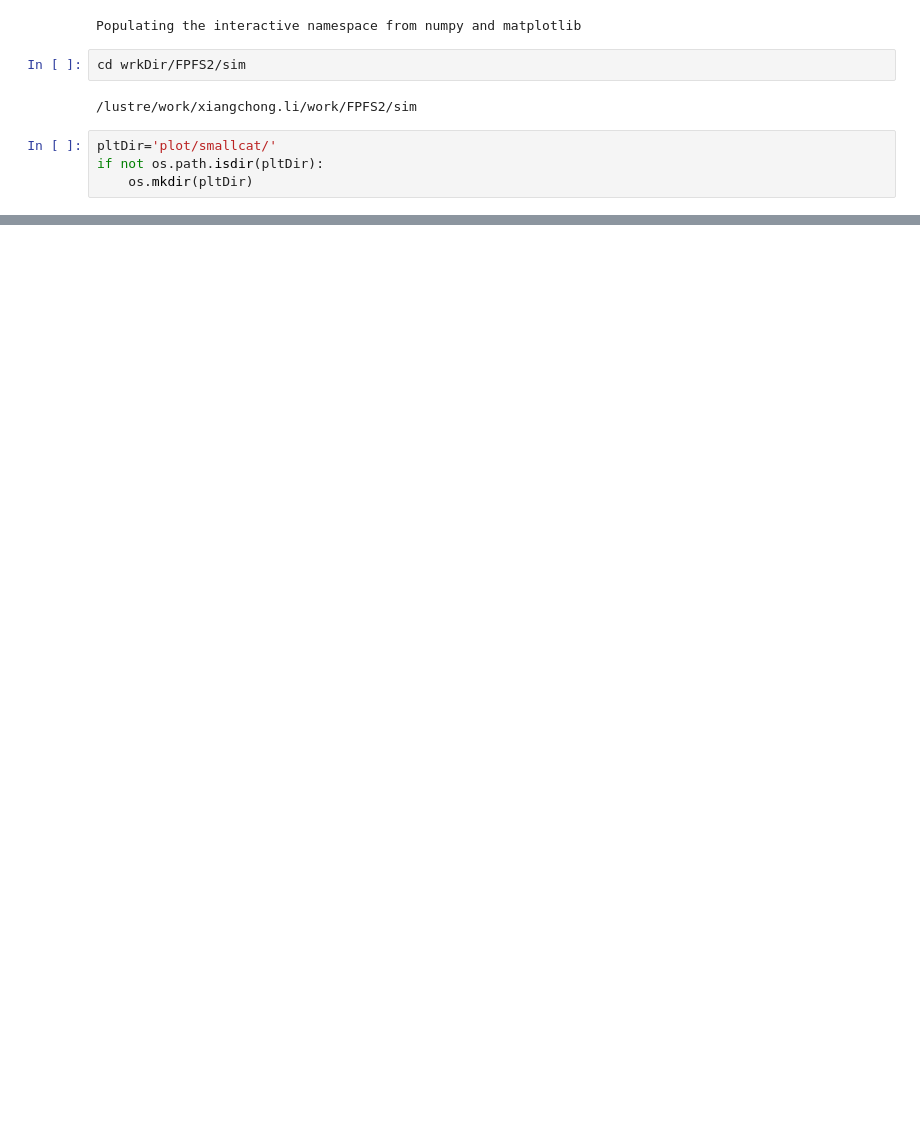
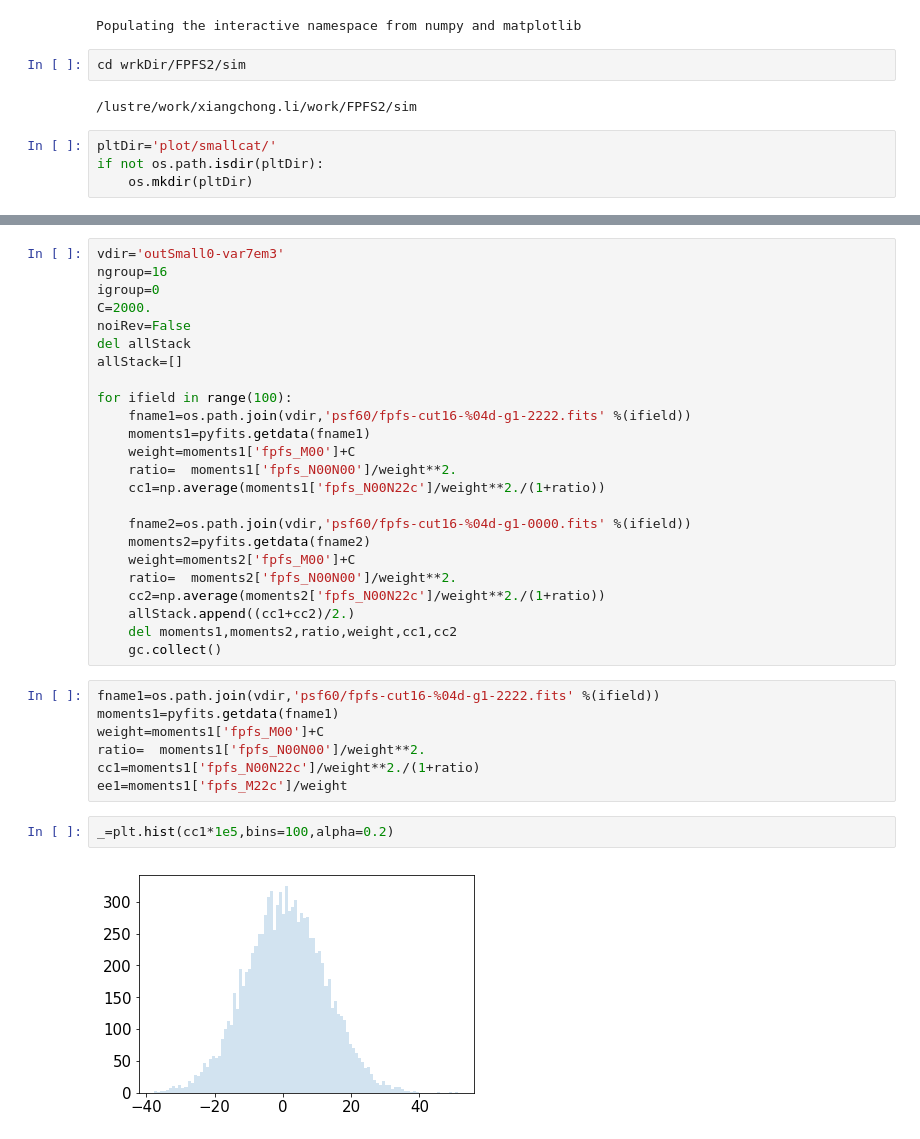
Before and after one commit to mr-superonion/FPFS, a Jupyter notebook: notebook/paper-FPFS2021/1_3-noiseBias_smallGals.ipynb, the cells around one changed output, grey strips where cells are left out. Saved outputs shown, nothing was run; the diff lists cells and outputs as text; blank space fills up the shorter version.

```diff
--- a/notebook/paper-FPFS2021/1_3-noiseBias_smallGals.ipynb
+++ b/notebook/paper-FPFS2021/1_3-noiseBias_smallGals.ipynb
@@ -430,0 +99,35 @@ len(src2)
+# %%
+vdir='outSmall0-var7em3'
+ngroup=16
+igroup=0
+C=2000.
+noiRev=False
+del allStack
+allStack=[]
+
+for ifield in range(100):
+    fname1=os.path.join(vdir,'psf60/fpfs-cut16-%04d-g1-2222.fits' %(ifield))
+    moments1=pyfits.getdata(fname1)
+    weight=moments1['fpfs_M00']+C
+    ratio=  moments1['fpfs_N00N00']/weight**2.
+    cc1=np.average(moments1['fpfs_N00N22c']/weight**2./(1+ratio))
+
+    fname2=os.path.join(vdir,'psf60/fpfs-cut16-%04d-g1-0000.fits' %(ifield))
+    moments2=pyfits.getdata(fname2)
+    weight=moments2['fpfs_M00']+C
+    ratio=  moments2['fpfs_N00N00']/weight**2.
+    cc2=np.average(moments2['fpfs_N00N22c']/weight**2./(1+ratio))
+    allStack.append((cc1+cc2)/2.)
+    del moments1,moments2,ratio,weight,cc1,cc2
+    gc.collect()
+# %%
+fname1=os.path.join(vdir,'psf60/fpfs-cut16-%04d-g1-2222.fits' %(ifield))
+moments1=pyfits.getdata(fname1)
+weight=moments1['fpfs_M00']+C
+ratio=  moments1['fpfs_N00N00']/weight**2.
+cc1=moments1['fpfs_N00N22c']/weight**2./(1+ratio)
+ee1=moments1['fpfs_M22c']/weight
+# %%
+_=plt.hist(cc1*1e5,bins=100,alpha=0.2)
+# %% [output]
+[figure, added]
```
Also changed, not shown: parts of 21 cells of this notebook, 3 other files.
